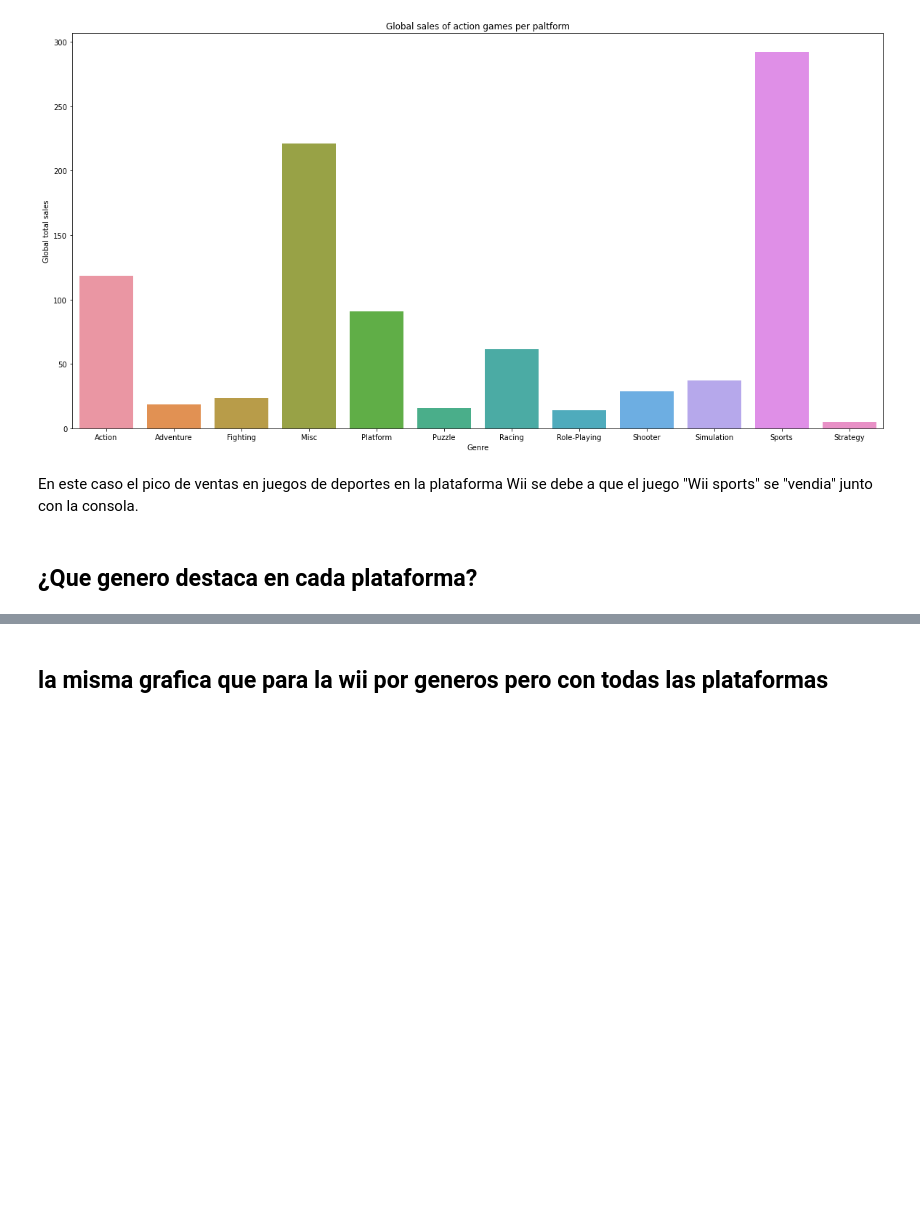
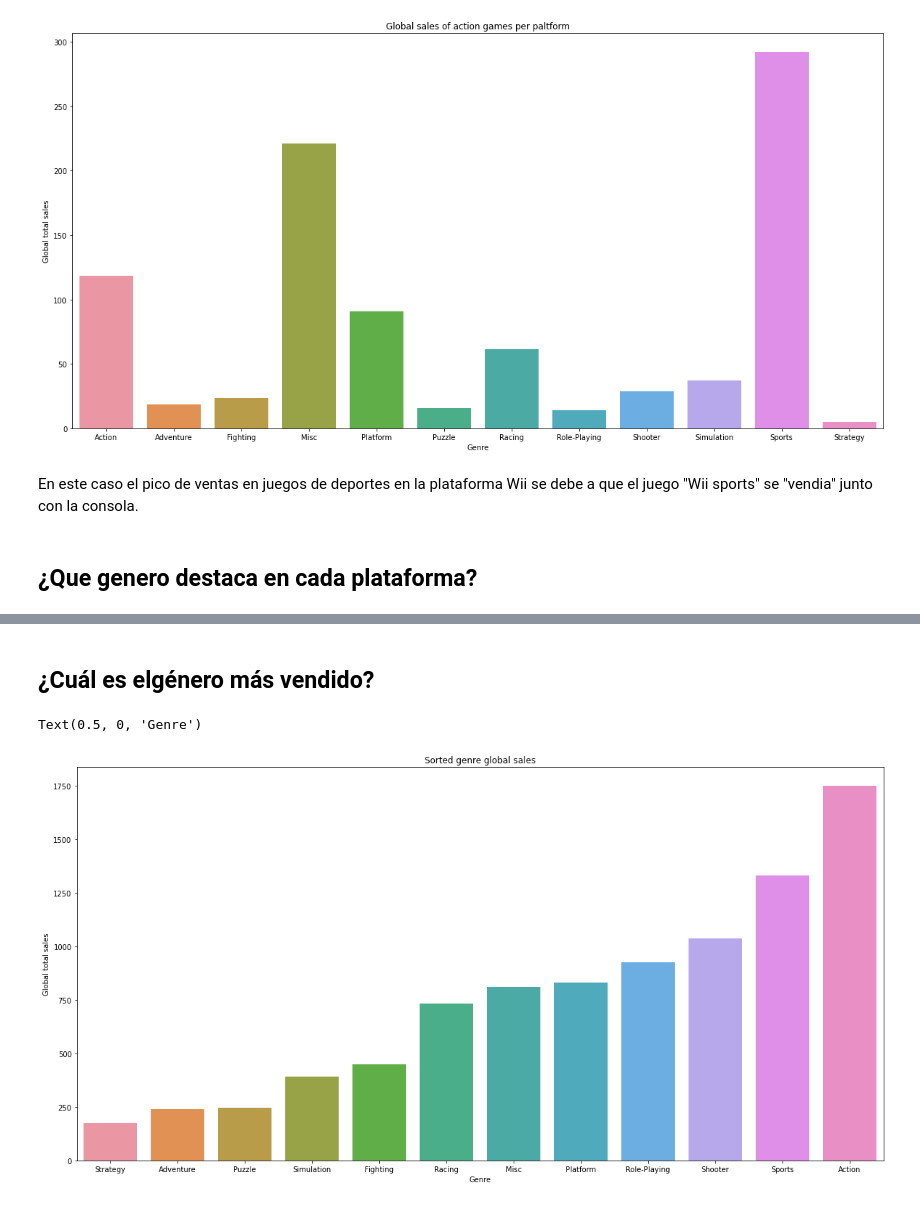
Before and after one commit to CrisKrus/kaggle, a Jupyter notebook: 02-video-game-sales/videogames-sales.ipynb, the cells around one changed output, grey strips where cells are left out. Drawn from its saved outputs; the diff is of its cells as text; code cells hidden in the pictures; blank space fills up the shorter version.

```diff
--- a/02-video-game-sales/videogames-sales.ipynb
+++ b/02-video-game-sales/videogames-sales.ipynb
@@ -307,2 +309,16 @@ En la plataforma PCFX el genero más vendido fue Role-Playing con 0 ventas en to
-# %% [markdown]
-## la misma grafica que para la wii por generos pero con todas las plataformas
+# %% [markdown]
+## ¿Cuál es elgénero más vendido?
+# %%
+genre_global_sales = df.copy()
+genre_global_sales = genre_global_sales.drop(columns=['Year', 'NA_Sales', 'EU_Sales', 'JP_Sales', 'Other_Sales', 'Platform'])
+genre_global_sales = genre_global_sales.groupby(['Genre']).sum().reset_index().sort_values(by='Global_Sales')
+
+plt.figure(figsize=(20,10))
+sns.barplot(x=genre_global_sales['Genre'], y=genre_global_sales['Global_Sales'])
+
+plt.title("Sorted genre global sales")
+plt.ylabel("Global total sales")
+plt.xlabel("Genre")
+# %% [output]
+Text(0.5, 0, 'Genre')
+[figure, added]
```
Also changed, not shown: parts of 5 cells of this notebook.
